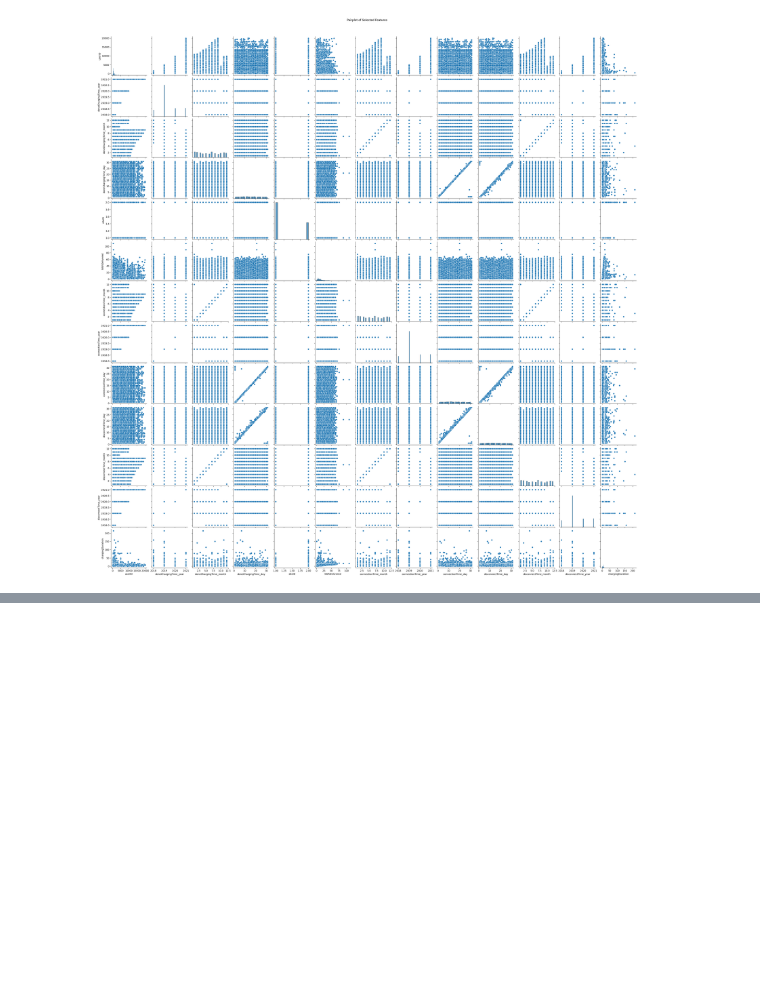
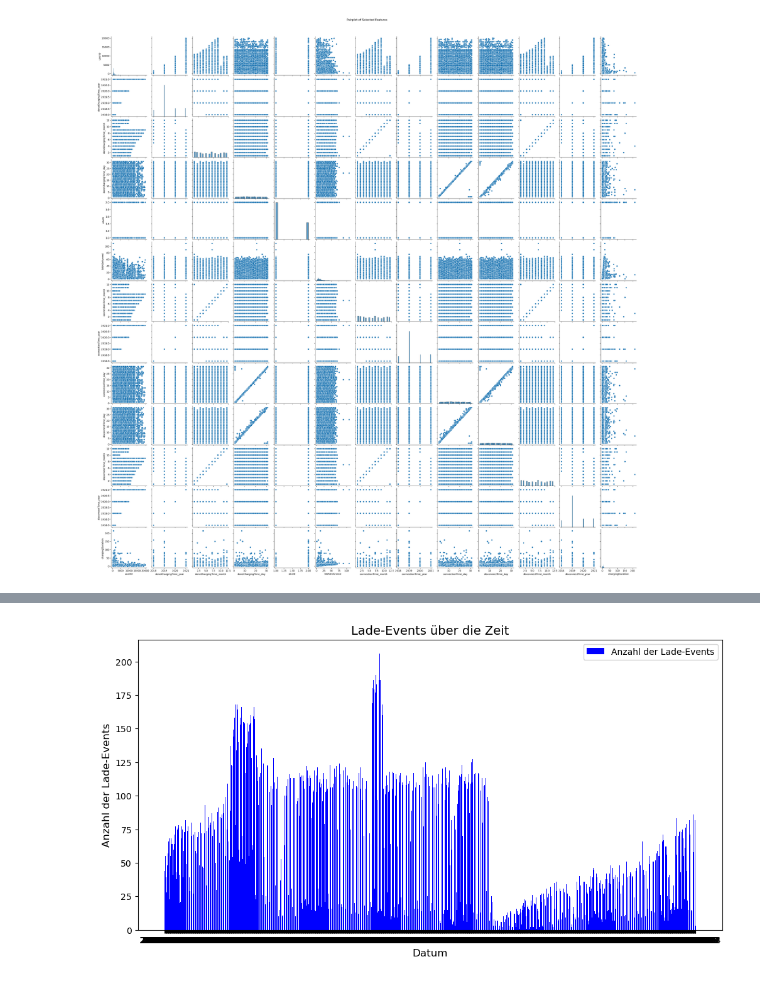
Before and after one commit to ge02/GinyuForce, a Jupyter notebook: visualization_charging_set.ipynb, the cells around one changed output, grey strips where cells are left out. Drawn from its saved outputs; the diff is of its cells as text; code cells hidden in the pictures; blank space fills up the shorter version.

```diff
--- a/visualization_charging_set.ipynb
+++ b/visualization_charging_set.ipynb
@@ -34,0 +78,18 @@ plt.show()
+# %%
+# Entferne NaN-Werte für die ausgewählten Features
+#charging_set_cleaned = charging_set[ausgewählte_features].dropna()
+
+# Anzahl der Lade-Events pro Tag berechnen
+events_per_day = charging_set.groupby('connectionTime_date').size().reset_index(name='count')
+
+# Visualisierung der Lade-Events über die Zeit
+plt.figure(figsize=(12, 6))
+plt.bar(events_per_day['connectionTime_date'], events_per_day['count'], color='blue', label='Anzahl der Lade-Events')
+plt.title('Lade-Events über die Zeit', fontsize=14)
+plt.xlabel('Datum', fontsize=12)
+plt.ylabel('Anzahl der Lade-Events', fontsize=12)
+plt.grid(True, linestyle=' ', alpha=0.7)
+plt.legend()
+plt.show()
+# %% [output]
+[figure, added]
```
Also changed, not shown: parts of 5 cells of this notebook.
